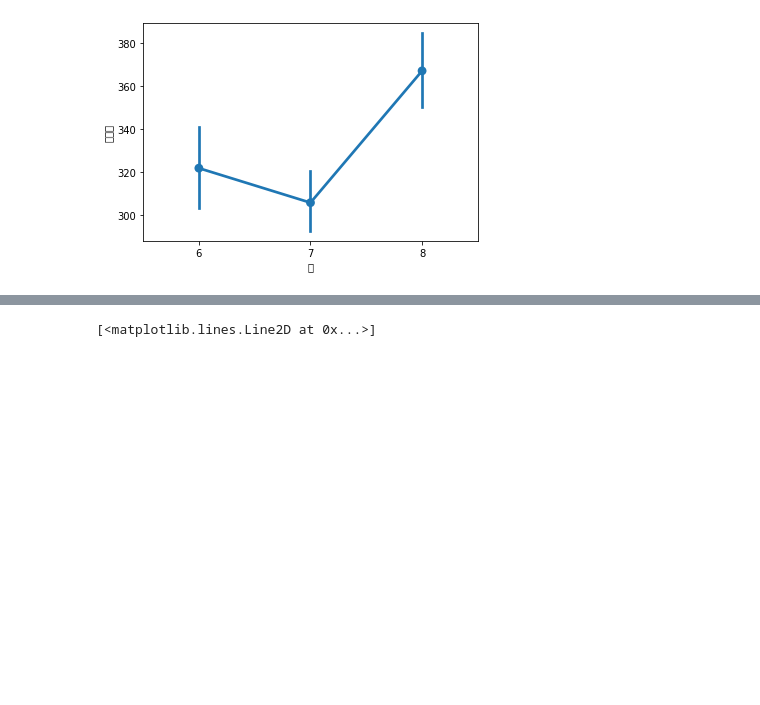
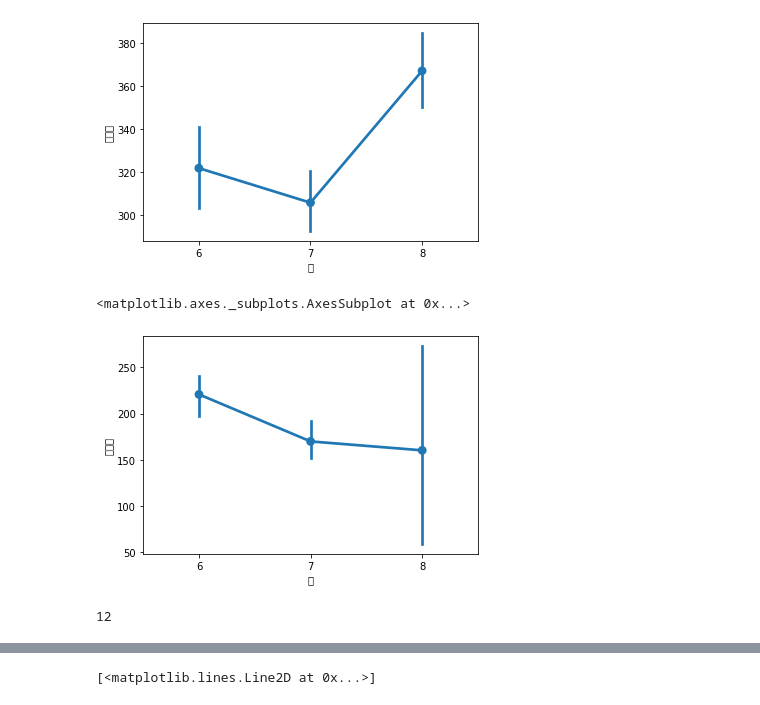
Before and after one commit to HWANG-HOE-SUN/bigcon, a Jupyter notebook: Code_Merge.ipynb, the cells around one changed output, grey strips where cells are left out. Cells and saved outputs as stored; diff of their text form; code cells hidden in the pictures; blank space fills up the shorter version.

```diff
--- a/Code_Merge.ipynb
+++ b/Code_Merge.ipynb
@@ -418,3 +418,12 @@ sns.pointplot(data=train,x="월",y="주문량")
 # %% [output]
 <matplotlib.axes._subplots.AxesSubplot at 0x...>
 [figure]
+# %%
+sns.pointplot(data=train[train['상품군']=='bedding'],x="월",y="주문량")
+# %% [output]
+<matplotlib.axes._subplots.AxesSubplot at 0x...>
+[figure, added]
+# %%
+len(train[(train['상품군']=='bedding')&(train['월']==8)])
+# %% [output]
+12
```
Also changed, not shown: parts of 31 cells of this notebook.
